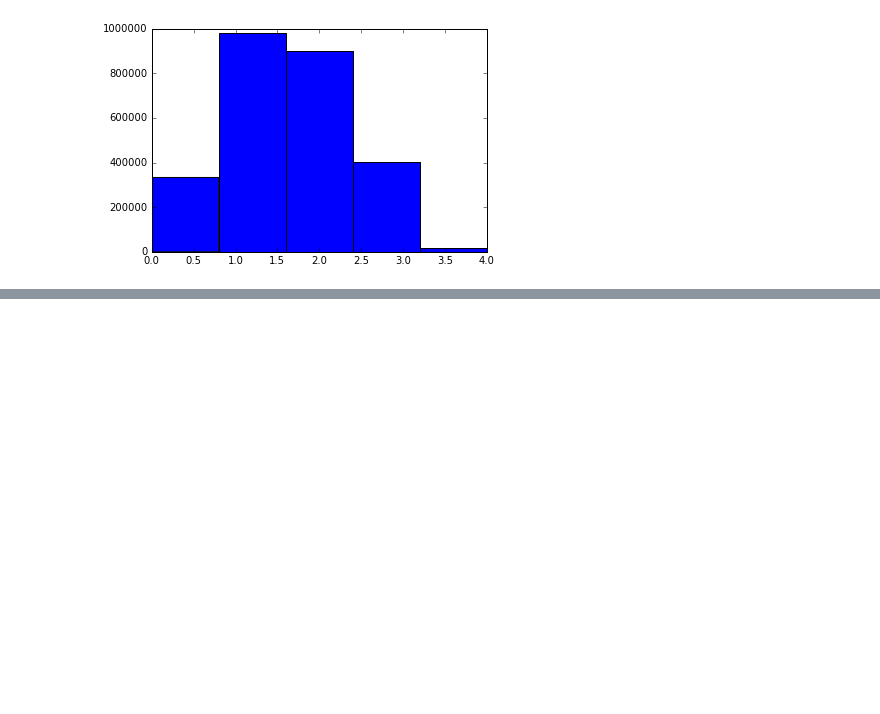
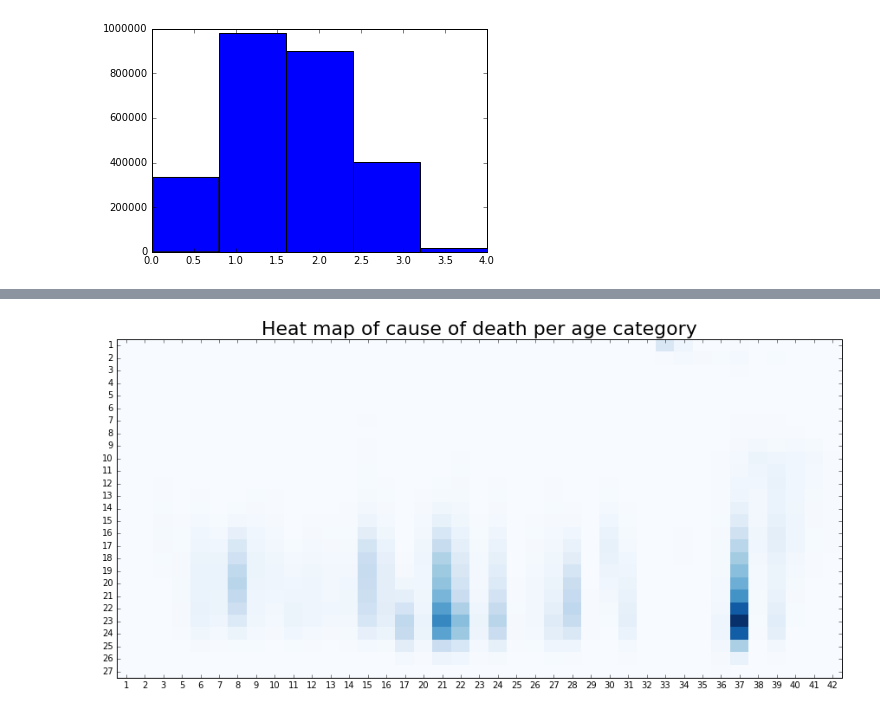
Before and after one commit to eugeniashurko/how-you-gonna-die, a Jupyter notebook: Data_preprocessing.ipynb, the cells around one changed output, grey strips where cells are left out. Drawn from its saved outputs; the diff is of its cells as text; code cells hidden in the pictures; blank space fills up the shorter version.

```diff
--- a/Data_preprocessing.ipynb
+++ b/Data_preprocessing.ipynb
@@ -280,0 +370,4 @@ plt.show()
+# %%
+age_cause = pd.pivot_table(pd_data, values='ResidentStatus', index=['AgeRecode27'],
+                  columns=['CauseRecode39'], aggfunc=np.sum)
+age_cause[np.isnan(age_cause)] = 0
@@ -280,0 +378,28 @@ plt.show()
+# %%
+fig, ax = plt.subplots()
+heatmap = ax.pcolor(age_cause, cmap=plt.cm.Blues)
+
+fig = plt.gcf()
+fig.set_size_inches(15, 7)
+
+ax.set_ylim([0,27])
+ax.set_xlim([0,39])
+ax.invert_yaxis()
+
+ax.set_xticks(np.arange(39) + 0.5)
+ax.set_xticklabels(age_cause.columns)
+ax.set_yticks(np.arange(27) + 0.5)
+ax.set_yticklabels(np.arange(len(age_cause.columns)) + 1)
+
+
+plt.title("Heat map of cause of death per age category")
+
+ax.title.set_fontsize(22)
+
+pp = PdfPages('age_cause.pdf')
+fig.savefig(pp, format='pdf')
+pp.close()
+
+plt.show()
+# %% [output]
+[figure, added]
```
Also changed, not shown: parts of 10 cells of this notebook.
